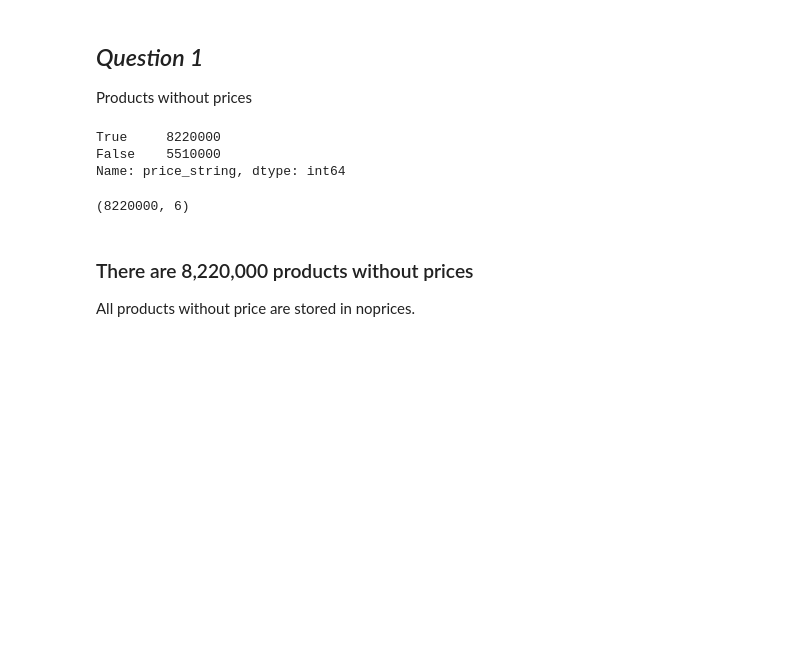
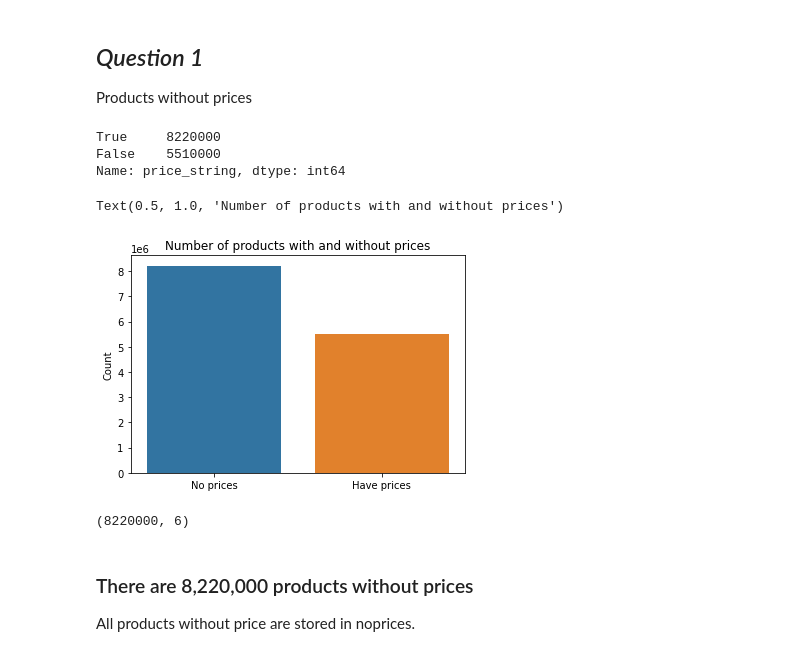
Before and after one commit to PrithviK21/BeZen-assignment, a Jupyter notebook: analyse_data.ipynb, the cells around one changed output. Cells and saved outputs as stored; diff of their text form; code cells hidden in the pictures; blank space fills up the shorter version.

```diff
--- a/analyse_data.ipynb
+++ b/analyse_data.ipynb
@@ -31,6 +31,16 @@ df['price_string'].isna().value_counts()
 True     8220000
 False    5510000
 Name: price_string, dtype: int64
+# %%
+# One way to graph this data
+x = df['price_string'].isna().value_counts()
+
+sns.barplot(x=['No prices','Have prices'], y=x.values)
+plt.ylabel('Count')
+plt.title("Number of products with and without prices")
+# %% [output]
+Text(0.5, 1.0, 'Number of products with and without prices')
+[figure, added]
 # %%
 # Slower, returns data. This df has all products without price_string
 noprices = df[df['price_string'].isna()]
```
Also changed, not shown: parts of 2 cells of this notebook.
